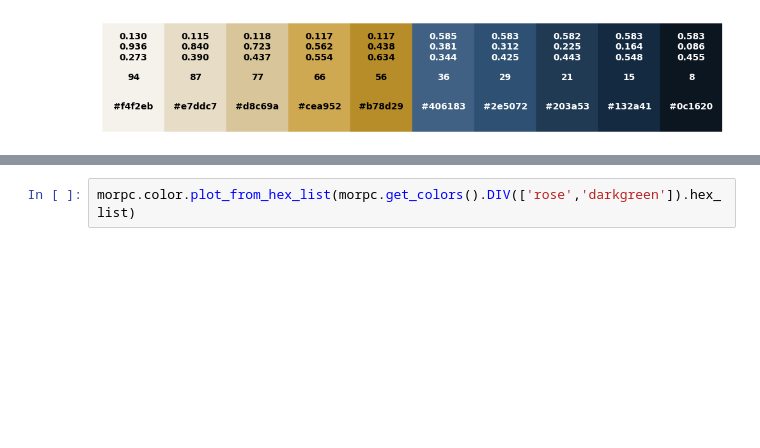
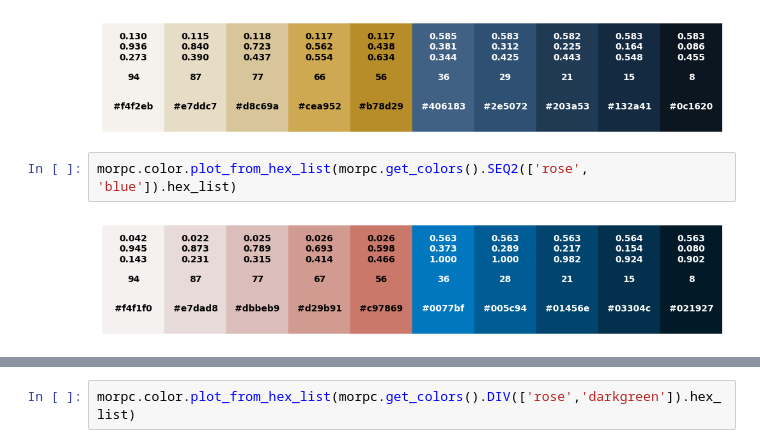
Before and after one commit to morpc/morpc-py, a Jupyter notebook: docs/morpc-color-demo.ipynb, the cells around one changed output, grey strips where cells are left out. Drawn from its saved outputs; the diff is of its cells as text; blank space fills up the shorter version.

```diff
--- a/docs/morpc-color-demo.ipynb
+++ b/docs/morpc-color-demo.ipynb
@@ -33,3 +27,7 @@ morpc.get_colors().SEQ('darkblue').hex_list
 morpc.color.plot_from_hex_list(morpc.get_colors().SEQ2(['gold', 'darkblue']).hex_list)
 # %% [output]
 [figure]
+# %%
+morpc.color.plot_from_hex_list(morpc.get_colors().SEQ2(['rose', 'blue']).hex_list)
+# %% [output]
+[figure, added]
```
Also changed, not shown: parts of 5 cells of this notebook, 4 other files.
